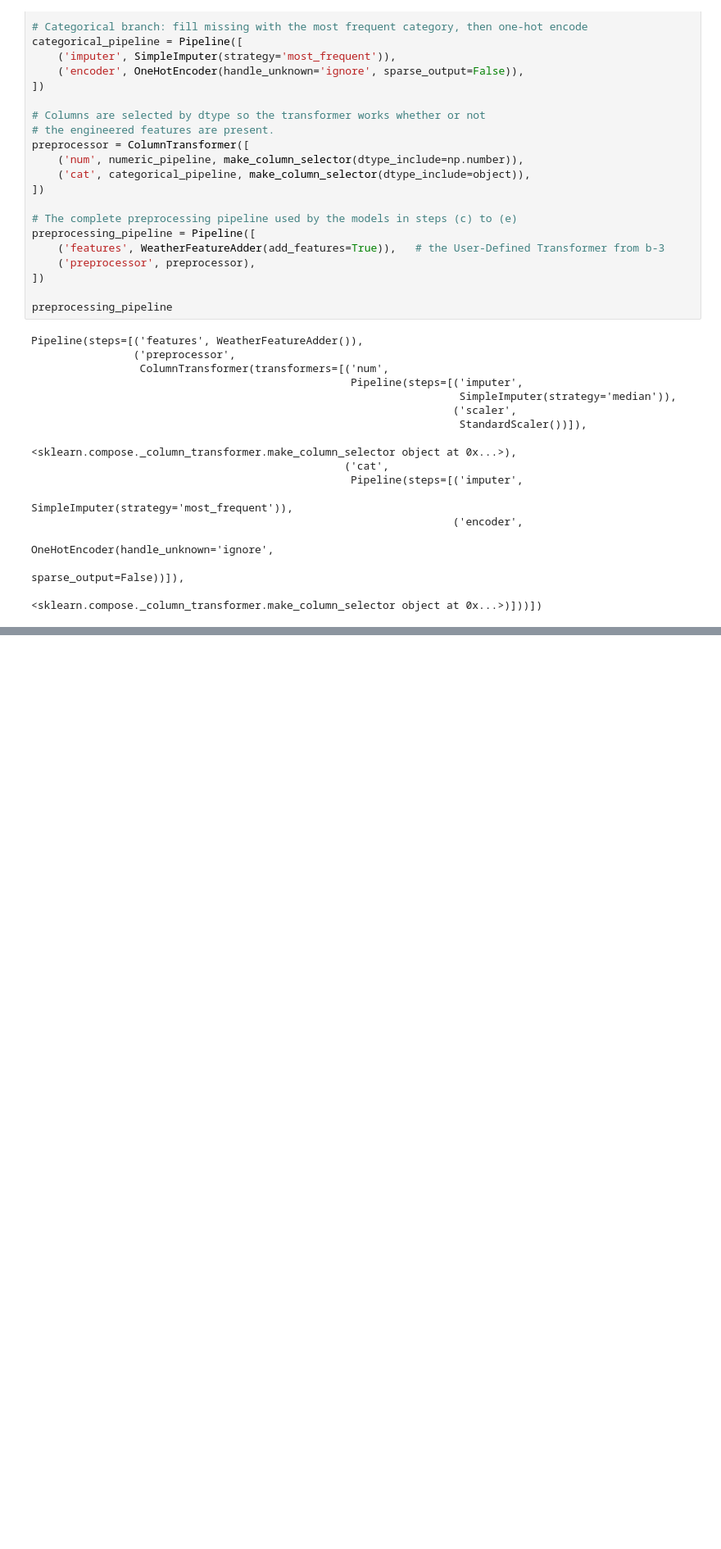
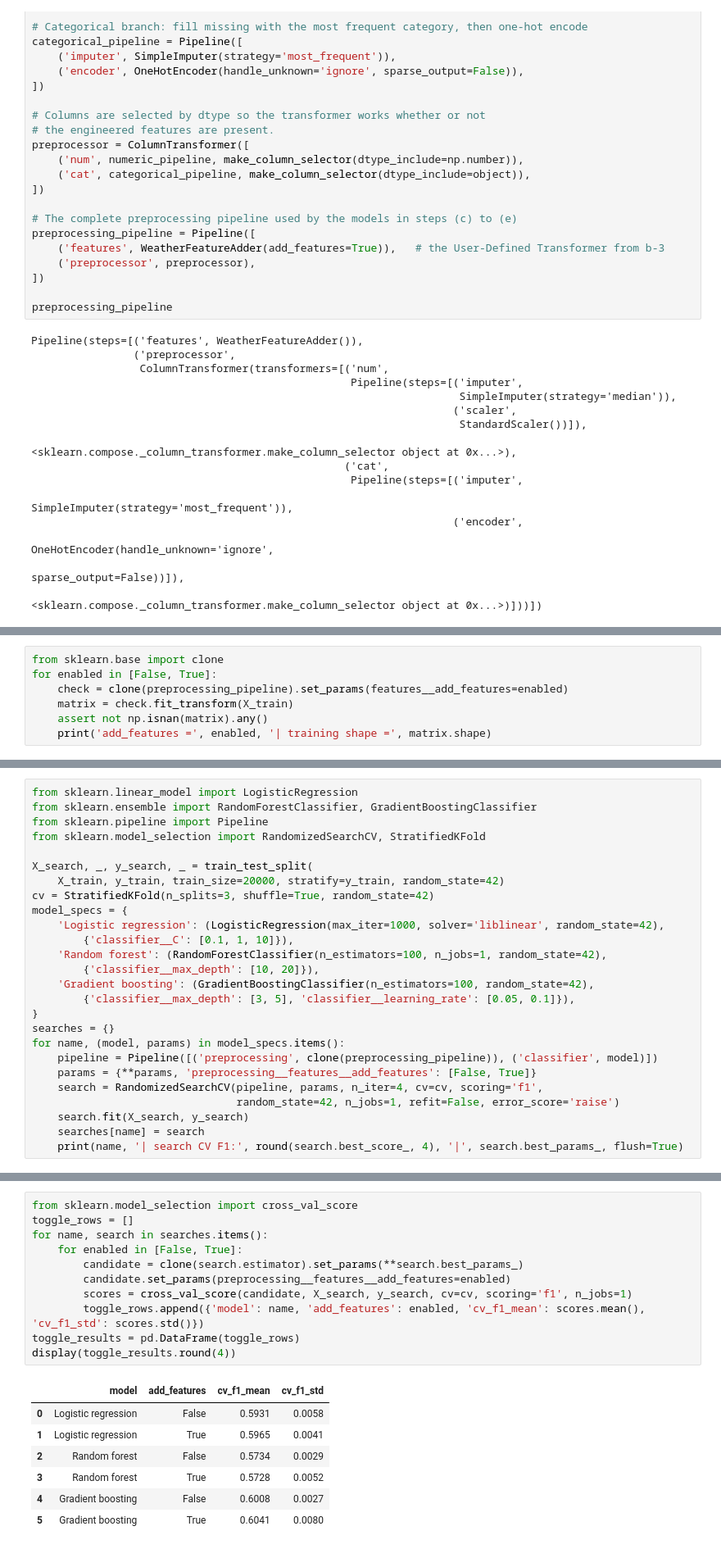
Before and after one commit to JinWanKim98/weather-feature-engineering, a Jupyter notebook: notebook/weather_task1_sklearn.ipynb, the cells around one changed output, grey strips where cells are left out. Shown at 82% size. Cells and saved outputs as stored; diff of their text form; blank space fills up the shorter version.

```diff
--- a/notebook/weather_task1_sklearn.ipynb
+++ b/notebook/weather_task1_sklearn.ipynb
@@ -963,0 +208,7 @@ Across all three models, close alignment between Cross-Validation F1 and Test F1
+# %%
+from sklearn.base import clone
+for enabled in [False, True]:
+    check = clone(preprocessing_pipeline).set_params(features__add_features=enabled)
+    matrix = check.fit_transform(X_train)
+    assert not np.isnan(matrix).any()
+    print('add_features =', enabled, '| training shape =', matrix.shape)
@@ -963,0 +226,26 @@ Across all three models, close alignment between Cross-Validation F1 and Test F1
+# %%
+from sklearn.linear_model import LogisticRegression
+from sklearn.ensemble import RandomForestClassifier, GradientBoostingClassifier
+from sklearn.pipeline import Pipeline
+from sklearn.model_selection import RandomizedSearchCV, StratifiedKFold
+
+X_search, _, y_search, _ = train_test_split(
+    X_train, y_train, train_size=20000, stratify=y_train, random_state=42)
+cv = StratifiedKFold(n_splits=3, shuffle=True, random_state=42)
+model_specs = {
+    'Logistic regression': (LogisticRegression(max_iter=1000, solver='liblinear', random_state=42),
+        {'classifier__C': [0.1, 1, 10]}),
+    'Random forest': (RandomForestClassifier(n_estimators=100, n_jobs=1, random_state=42),
+        {'classifier__max_depth': [10, 20]}),
+    'Gradient boosting': (GradientBoostingClassifier(n_estimators=100, random_state=42),
+        {'classifier__max_depth': [3, 5], 'classifier__learning_rate': [0.05, 0.1]}),
+}
+searches = {}
+for name, (model, params) in model_specs.items():
+    pipeline = Pipeline([('preprocessing', clone(preprocessing_pipeline)), ('classifier', model)])
+    params = {**params, 'preprocessing__features__add_features': [False, True]}
+    search = RandomizedSearchCV(pipeline, params, n_iter=4, cv=cv, scoring='f1',
+                                random_state=42, n_jobs=1, refit=False, error_score='raise')
+    search.fit(X_search, y_search)
+    searches[name] = search
+    print(name, '| search CV F1:', round(search.best_score_, 4), '|', search.best_params_, flush=True)
@@ -963,0 +262,19 @@ Across all three models, close alignment between Cross-Validation F1 and Test F1
+# %%
+from sklearn.model_selection import cross_val_score
+toggle_rows = []
+for name, search in searches.items():
+    for enabled in [False, True]:
+        candidate = clone(search.estimator).set_params(**search.best_params_)
+        candidate.set_params(preprocessing__features__add_features=enabled)
+        scores = cross_val_score(candidate, X_search, y_search, cv=cv, scoring='f1', n_jobs=1)
+        toggle_rows.append({'model': name, 'add_features': enabled, 'cv_f1_mean': scores.mean(), 'cv_f1_std': scores.std()})
+toggle_results = pd.DataFrame(toggle_rows)
+display(toggle_results.round(4))
+# %% [output]
+|  | model | add_features | cv_f1_mean | cv_f1_std |
+| 0 | Logistic regression | False | 0.5931 | 0.0058 |
+| 1 | Logistic regression | True | 0.5965 | 0.0041 |
+| 2 | Random forest | False | 0.5734 | 0.0029 |
+| 3 | Random forest | True | 0.5728 | 0.0052 |
+| 4 | Gradient boosting | False | 0.6008 | 0.0027 |
+| 5 | Gradient boosting | True | 0.6041 | 0.0080 |
```
Also changed, not shown: parts of 58 cells of this notebook, 6 other files.
